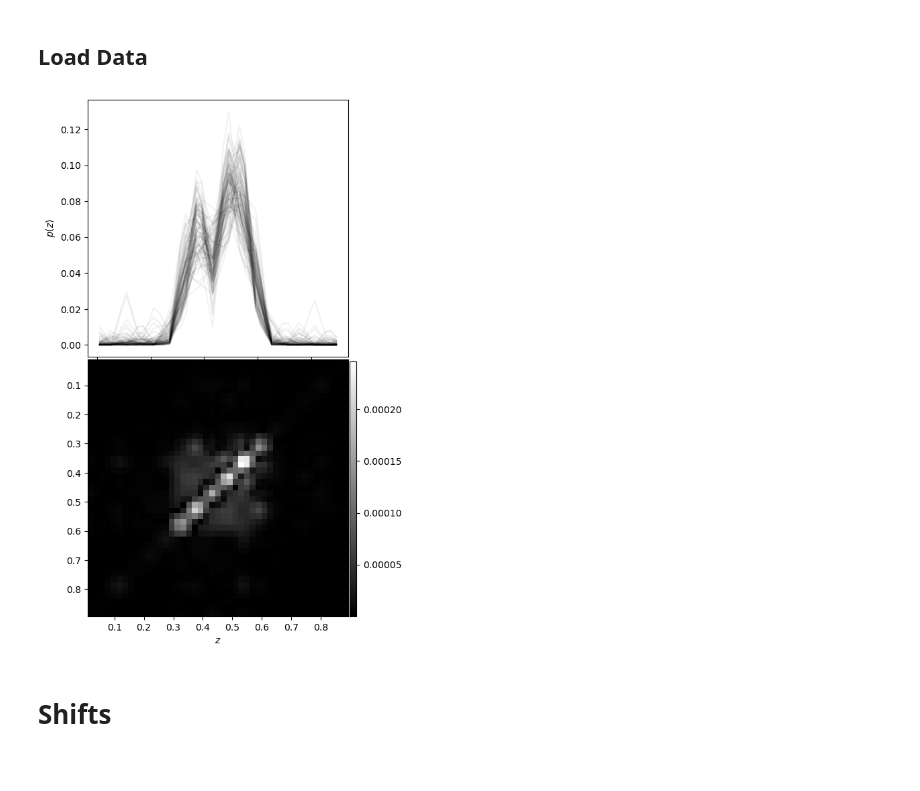
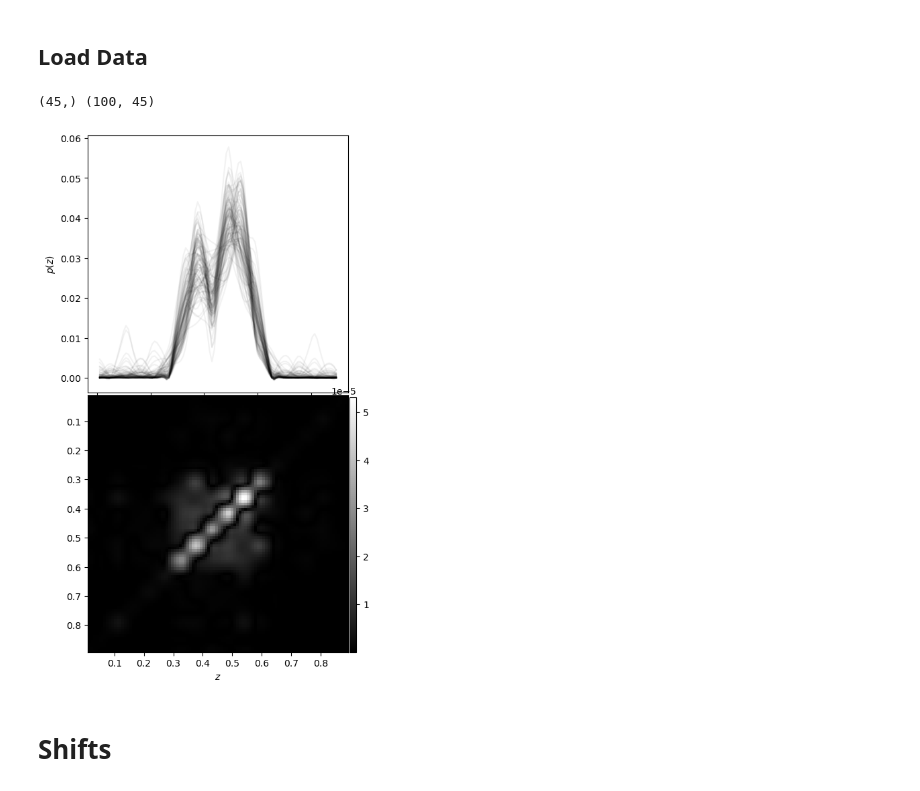
Before and after one commit to LSSTDESC/nz_prior, a Jupyter notebook: examples/basic_tutorial.ipynb, the cells around one changed output. Drawn from its saved outputs; the diff is of its cells as text; code cells hidden in the pictures.

```diff
--- a/examples/basic_tutorial.ipynb
+++ b/examples/basic_tutorial.ipynb
@@ -14,27 +46,45 @@ import nz_prior as nzp
+# %%
+def nz_interpolate(zs, nz, n):
+    # Extract the zgrid and photo_hists from source_0
+    dz = zs[1] - zs[0]
+
+    # Create an interpolation function
+    print(zs.shape, nzs.shape)
+    interp_func = interp1d(zs, nz, kind='cubic', axis=0)
+
+    # Define the new zgrid with 1000 nodes
+    new_znodes = np.linspace(zs.min(), zs.max(), n)
+    new_dz = new_znodes[1] - new_znodes[0]
+    new_zgrid = np.append([new_znodes[0] - new_dz/2], new_znodes + new_dz/2)
+
+    # Interpolate the photo_hists to the new zgrid
+    new_photo_hists = interp_func(new_znodes)
+    return new_znodes, new_zgrid, new_photo_hists
 # %%
 dummy = np.load('../tests/dummy.npz')
 zs = dummy['zs']
 nzs = dummy['pzs']
-dz = np.mean(np.diff(zs))
-zs_edges = np.append(zs - dz/2, zs[-1] + dz/2)
-q = qp.Ensemble(qp.hist, data={"bins":zs_edges, "pdfs":nzs})
+zs, zs_edges, nzs = nz_interpolate(zs, nzs.T, 100)
+q = qp.Ensemble(qp.hist, data={"bins":zs_edges, "pdfs":nzs.T})
+# %% [output]
+(45,) (100, 45)
 # %%
 base = nzp.PriorBase(q)
 # %%
 figure, axis = plt.subplots(2, 1, figsize=(5,10))
 figure.subplots_adjust(wspace=0, hspace=0.01)
 for i in range(100):
     axis[0].plot(base.z, base.nzs[i], 'k-', alpha=0.05)
 axis[0].set_ylabel(r'$p(z)$')
 im = axis[1].imshow(abs(base.nz_cov), aspect='auto',
                     origin='lower', cmap='gray',
-                    extent=[min(zs), max(zs), max(zs), min(zs)])
+                    extent=[min(base.z), max(base.z), max(base.z), min(base.z)])
 axis[1].set_xlabel(r'$z$')
 cbar_ax = figure.add_axes([0.905, 0.11, 0.02, 0.38])
 figure.colorbar(im, cax=cbar_ax)
 plt.show()
 # %% [output]
-[figure, old version]
+[figure, new version]
 # %% [markdown]
 # Shifts
 # %%
```
Also changed, not shown: parts of 20 cells of this notebook, 3 other files.
